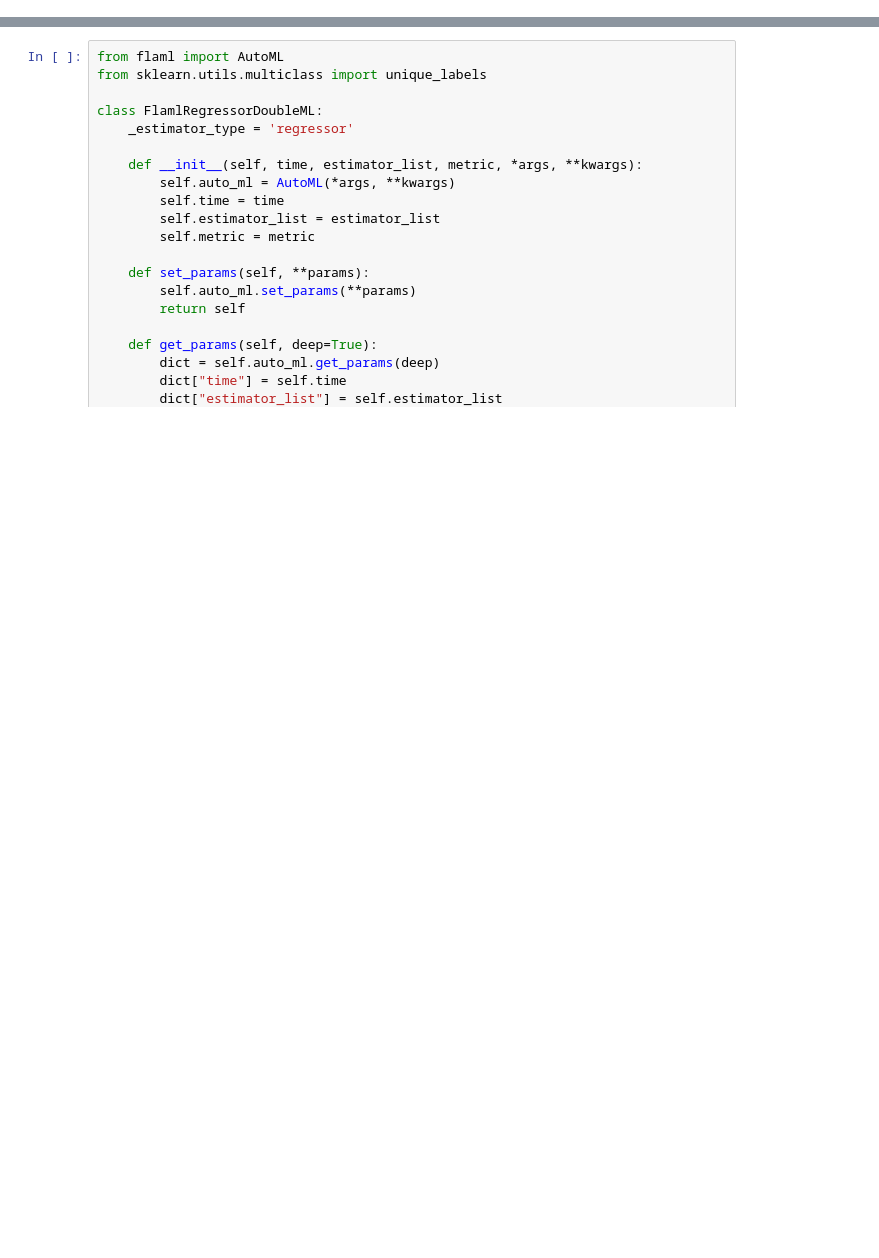
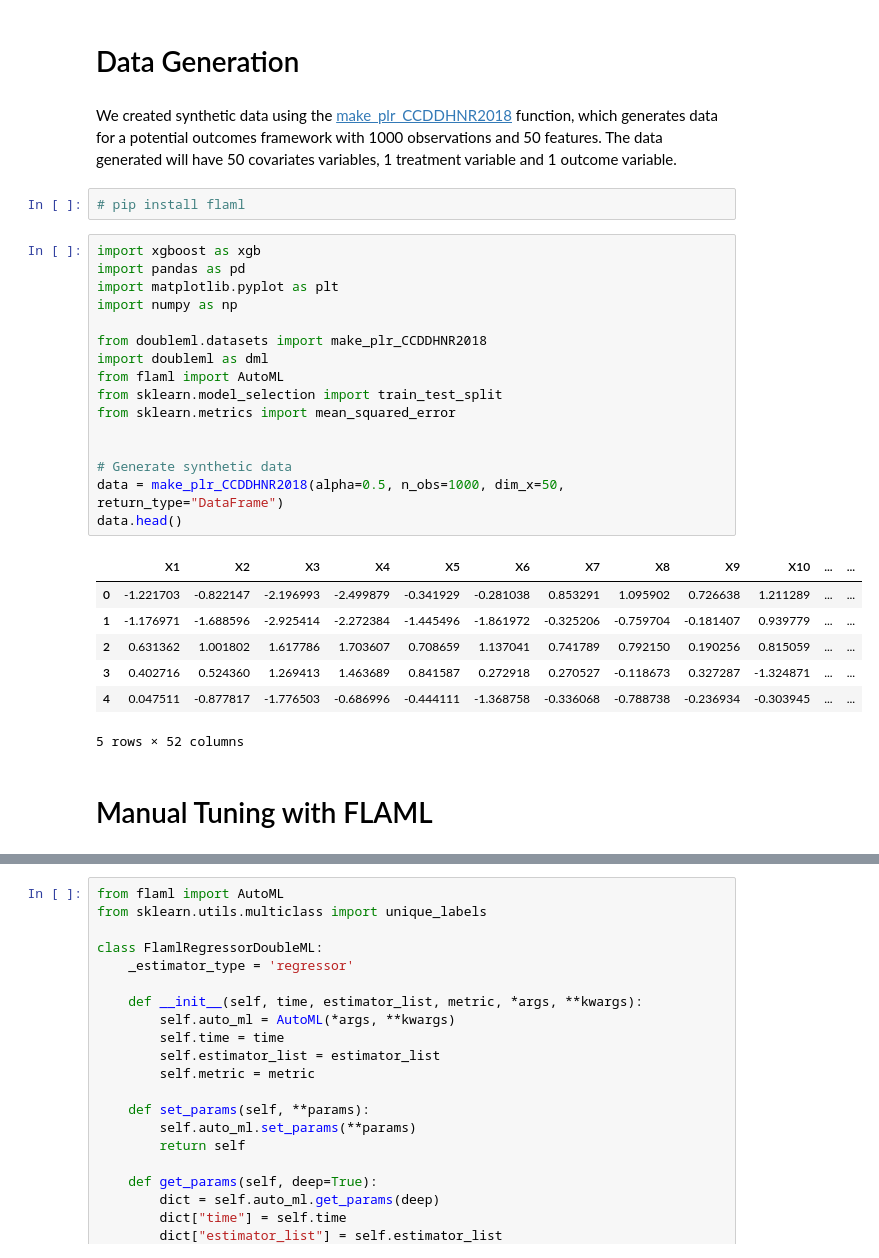
Before and after one commit to DoubleML/doubleml-docs, a Jupyter notebook: doc/examples/flaml_meets_doubleml_evaluate_learners.ipynb, the cells around one changed output, grey strips where cells are left out. Saved outputs shown, nothing was run; the diff lists cells and outputs as text; blank space fills up the shorter version.

```diff
--- a/doc/examples/flaml_meets_doubleml_evaluate_learners.ipynb
+++ b/doc/examples/flaml_meets_doubleml_evaluate_learners.ipynb
@@ -0,0 +4,32 @@
+# %% [markdown]
+# Data Generation
+# %% [markdown]
+We created synthetic data using the [make_plr_CCDDHNR2018](https://docs.doubleml.org/stable/api/generated/doubleml.datasets.make_plr_CCDDHNR2018.html) function, which generates data for a potential outcomes framework with 1000 observations and 50 features. The data generated will have 50 covariates variables, 1 treatment variable and 1 outcome variable.
+# %%
+# pip install flaml
+# %%
+import xgboost as xgb
+import pandas as pd
+import matplotlib.pyplot as plt
+import numpy as np
+
+from doubleml.datasets import make_plr_CCDDHNR2018
+import doubleml as dml
+from flaml import AutoML
+from sklearn.model_selection import train_test_split
+from sklearn.metrics import mean_squared_error
+
+
+# Generate synthetic data
+data = make_plr_CCDDHNR2018(alpha=0.5, n_obs=1000, dim_x=50, return_type="DataFrame")
+data.head()
+# %% [output]
+|  | X1 | X2 | X3 | X4 | X5 | X6 | X7 | X8 | X9 | X10 | ... | ... |
+| 0 | -1.221703 | -0.822147 | -2.196993 | -2.499879 | -0.341929 | -0.281038 | 0.853291 | 1.095902 | 0.726638 | 1.211289 | ... | ... |
+| 1 | -1.176971 | -1.688596 | -2.925414 | -2.272384 | -1.445496 | -1.861972 | -0.325206 | -0.759704 | -0.181407 | 0.939779 | ... | ... |
+| 2 | 0.631362 | 1.001802 | 1.617786 | 1.703607 | 0.708659 | 1.137041 | 0.741789 | 0.792150 | 0.190256 | 0.815059 | ... | ... |
+| 3 | 0.402716 | 0.524360 | 1.269413 | 1.463689 | 0.841587 | 0.272918 | 0.270527 | -0.118673 | 0.327287 | -1.324871 | ... | ... |
+| 4 | 0.047511 | -0.877817 | -1.776503 | -0.686996 | -0.444111 | -1.368758 | -0.336068 | -0.788738 | -0.236934 | -0.303945 | ... | ... |
+5 rows × 52 columns
+# %% [markdown]
+# Manual Tuning with FLAML
```
Also changed, not shown: parts of 29 cells of this notebook.
